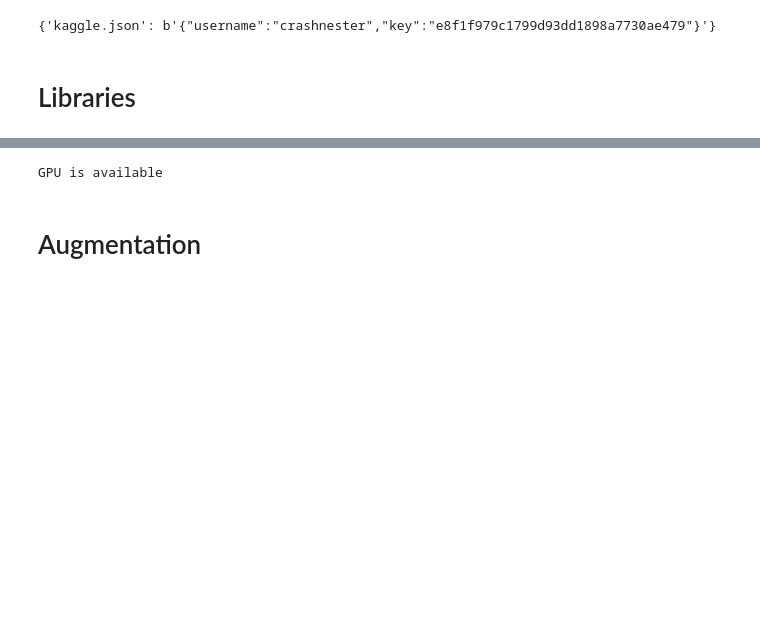
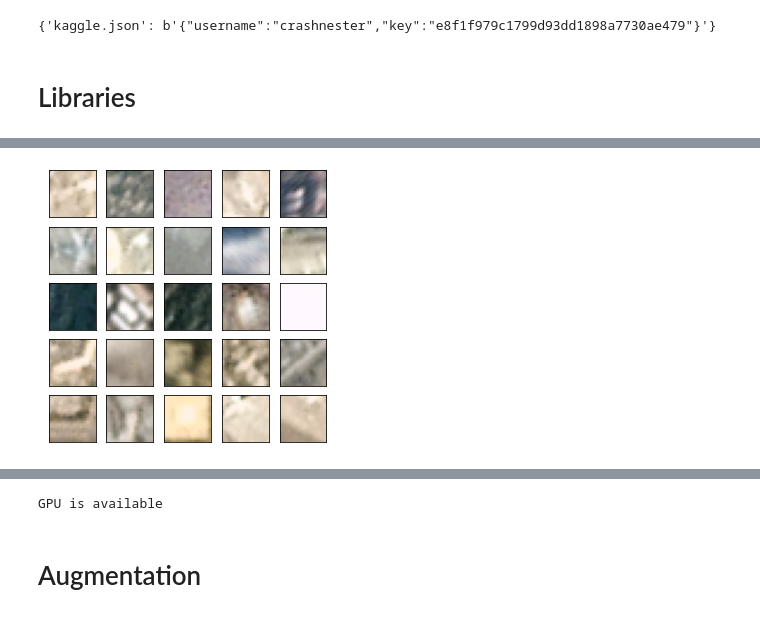
Before and after one commit to crashnester/missed_airplanes, a Jupyter notebook: missed_airplanes.ipynb, the cells around one changed output, grey strips where cells are left out. Cells and saved outputs as stored; diff of their text form; code cells hidden in the pictures; blank space fills up the shorter version.

```diff
--- a/missed_airplanes.ipynb
+++ b/missed_airplanes.ipynb
@@ -79,0 +117,12 @@ import albumentations as A
+# %%
+plt.figure(figsize=(5, 5))
+for i in range(25):
+    image = imageio.imread(df.loc[i, 'img_path'])
+    image = image[:,:,:3]
+    plt.subplot(5, 5, i + 1)
+    plt.imshow(image)
+    plt.xticks([])
+    plt.yticks([])
+plt.show()
+# %% [output]
+[figure, added]
```
Also changed, not shown: parts of 13 cells of this notebook, 3 other files.
